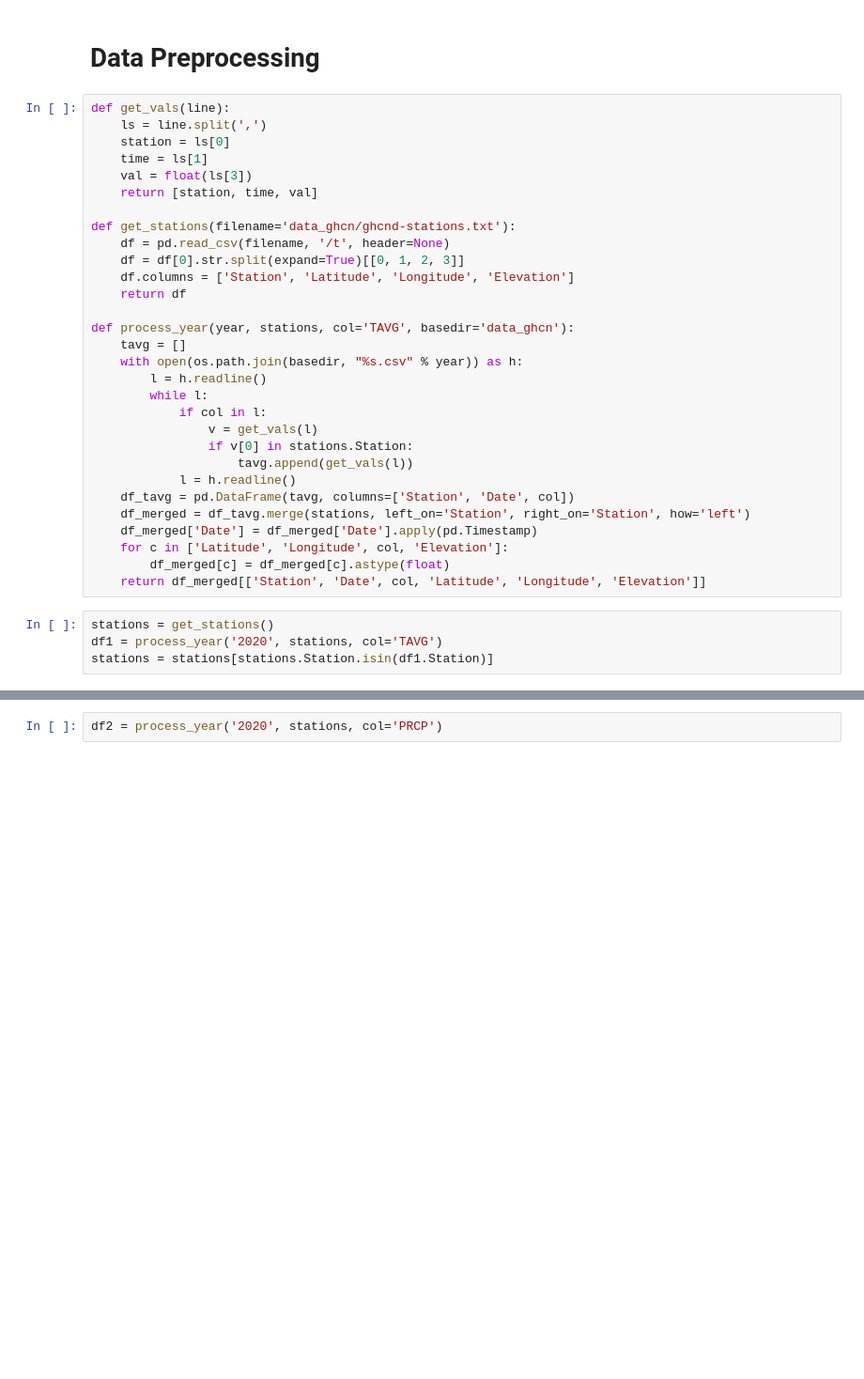
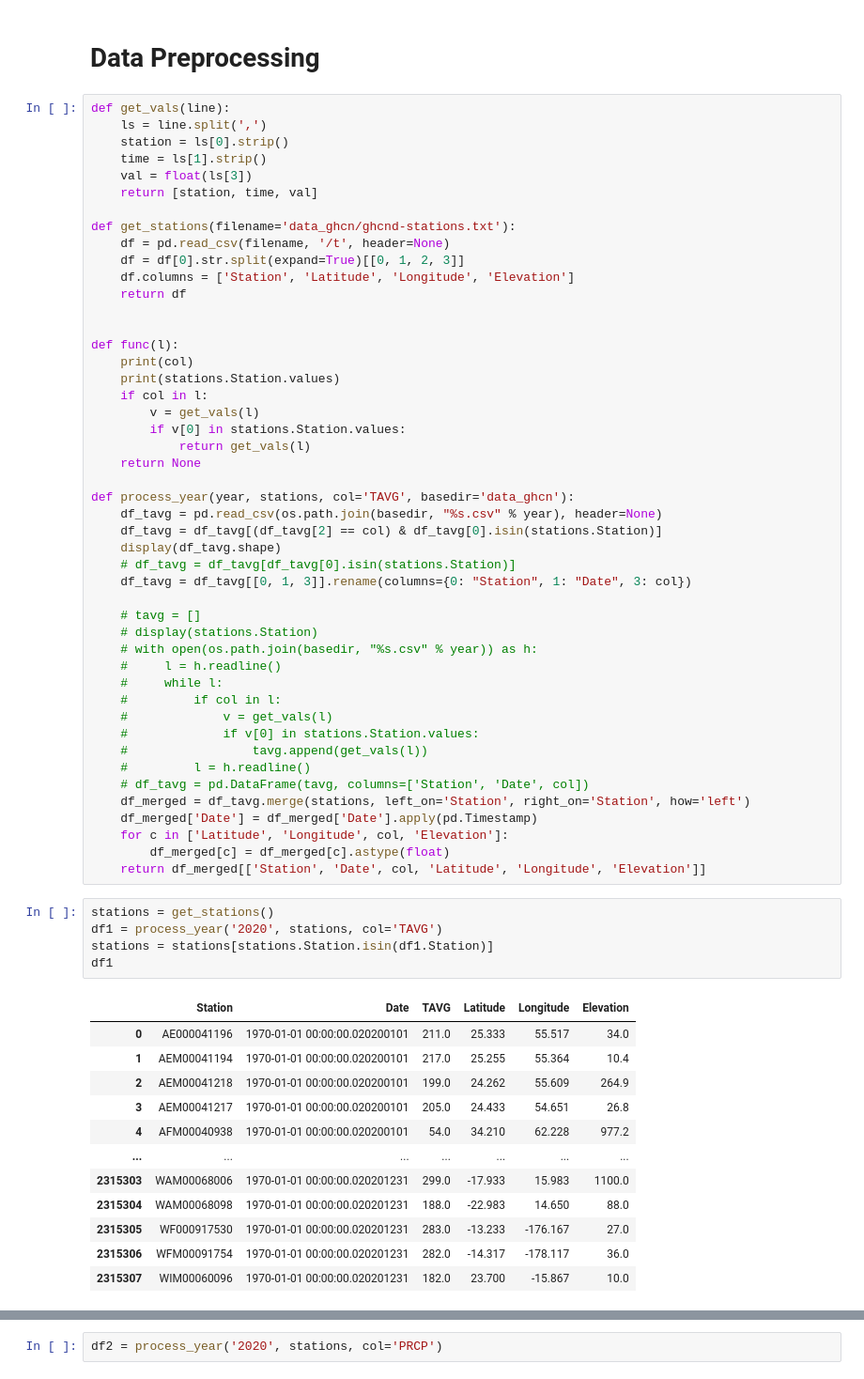
Before and after one commit to rootn9633/Data200-Grad-Project, a Jupyter notebook: GHCN_data_preprocessing.ipynb, the cells around one changed output, grey strips where cells are left out. Shown: that part at 94% size. Saved outputs shown, nothing was run; the diff lists cells and outputs as text; blank space fills up the shorter version.

Commit message:
fix(data): fix empty df problem.

```diff
--- a/GHCN_data_preprocessing.ipynb
+++ b/GHCN_data_preprocessing.ipynb
@@ -18,8 +37,8 @@ gzip -d 2020.csv.gz
 # %%
 def get_vals(line):
     ls = line.split(',')
-    station = ls[0]
-    time = ls[1]
+    station = ls[0].strip()
+    time = ls[1].strip()
     val = float(ls[3])
     return [station, time, val]
 
@@ -29,17 +48,34 @@ def get_stations(filename='data_ghcn/ghcnd-stations.txt'):
     df.columns = ['Station', 'Latitude', 'Longitude', 'Elevation']
     return df
 
+
+def func(l):
+    print(col)
+    print(stations.Station.values)
+    if col in l:
+        v = get_vals(l)
+        if v[0] in stations.Station.values:
+            return get_vals(l)
+    return None
+
 def process_year(year, stations, col='TAVG', basedir='data_ghcn'):
-    tavg = []
-    with open(os.path.join(basedir, "%s.csv" % year)) as h:
-        l = h.readline()
-        while l:
-            if col in l:
-                v = get_vals(l)
-                if v[0] in stations.Station:
-                    tavg.append(get_vals(l))
-            l = h.readline()
-    df_tavg = pd.DataFrame(tavg, columns=['Station', 'Date', col])
+    df_tavg = pd.read_csv(os.path.join(basedir, "%s.csv" % year), header=None)
+    df_tavg = df_tavg[(df_tavg[2] == col) & df_tavg[0].isin(stations.Station)]
+    display(df_tavg.shape)
+    # df_tavg = df_tavg[df_tavg[0].isin(stations.Station)]
+    df_tavg = df_tavg[[0, 1, 3]].rename(columns={0: "Station", 1: "Date", 3: col})
+
+    # tavg = []
+    # display(stations.Station)
+    # with open(os.path.join(basedir, "%s.csv" % year)) as h:
+    #     l = h.readline()
+    #     while l:
+    #         if col in l:
+    #             v = get_vals(l)
+    #             if v[0] in stations.Station.values:
+    #                 tavg.append(get_vals(l))
+    #         l = h.readline()
+    # df_tavg = pd.DataFrame(tavg, columns=['Station', 'Date', col])
     df_merged = df_tavg.merge(stations, left_on='Station', right_on='Station', how='left')
     df_merged['Date'] = df_merged['Date'].apply(pd.Timestamp)
     for c in ['Latitude', 'Longitude', col, 'Elevation']:
@@ -48,4 +84,18 @@ def process_year(year, stations, col='TAVG', basedir='data_ghcn'):
 # %%
 stations = get_stations()
 df1 = process_year('2020', stations, col='TAVG')
 stations = stations[stations.Station.isin(df1.Station)]
+df1
+# %% [output]
+|  | Station | Date | TAVG | Latitude | Longitude | Elevation |
+| 0 | AE000041196 | 1970-01-01 00:00:00.020200101 | 211.0 | 25.333 | 55.517 | 34.0 |
+| 1 | AEM00041194 | 1970-01-01 00:00:00.020200101 | 217.0 | 25.255 | 55.364 | 10.4 |
+| 2 | AEM00041218 | 1970-01-01 00:00:00.020200101 | 199.0 | 24.262 | 55.609 | 264.9 |
+| 3 | AEM00041217 | 1970-01-01 00:00:00.020200101 | 205.0 | 24.433 | 54.651 | 26.8 |
+| 4 | AFM00040938 | 1970-01-01 00:00:00.020200101 | 54.0 | 34.210 | 62.228 | 977.2 |
+| ... | ... | ... | ... | ... | ... | ... |
+| 2315303 | WAM00068006 | 1970-01-01 00:00:00.020201231 | 299.0 | -17.933 | 15.983 | 1100.0 |
+| 2315304 | WAM00068098 | 1970-01-01 00:00:00.020201231 | 188.0 | -22.983 | 14.650 | 88.0 |
+| 2315305 | WF000917530 | 1970-01-01 00:00:00.020201231 | 283.0 | -13.233 | -176.167 | 27.0 |
+| 2315306 | WFM00091754 | 1970-01-01 00:00:00.020201231 | 282.0 | -14.317 | -178.117 | 36.0 |
+| 2315307 | WIM00060096 | 1970-01-01 00:00:00.020201231 | 182.0 | 23.700 | -15.867 | 10.0 |
```
Also changed, not shown: parts of 2 cells of this notebook.
